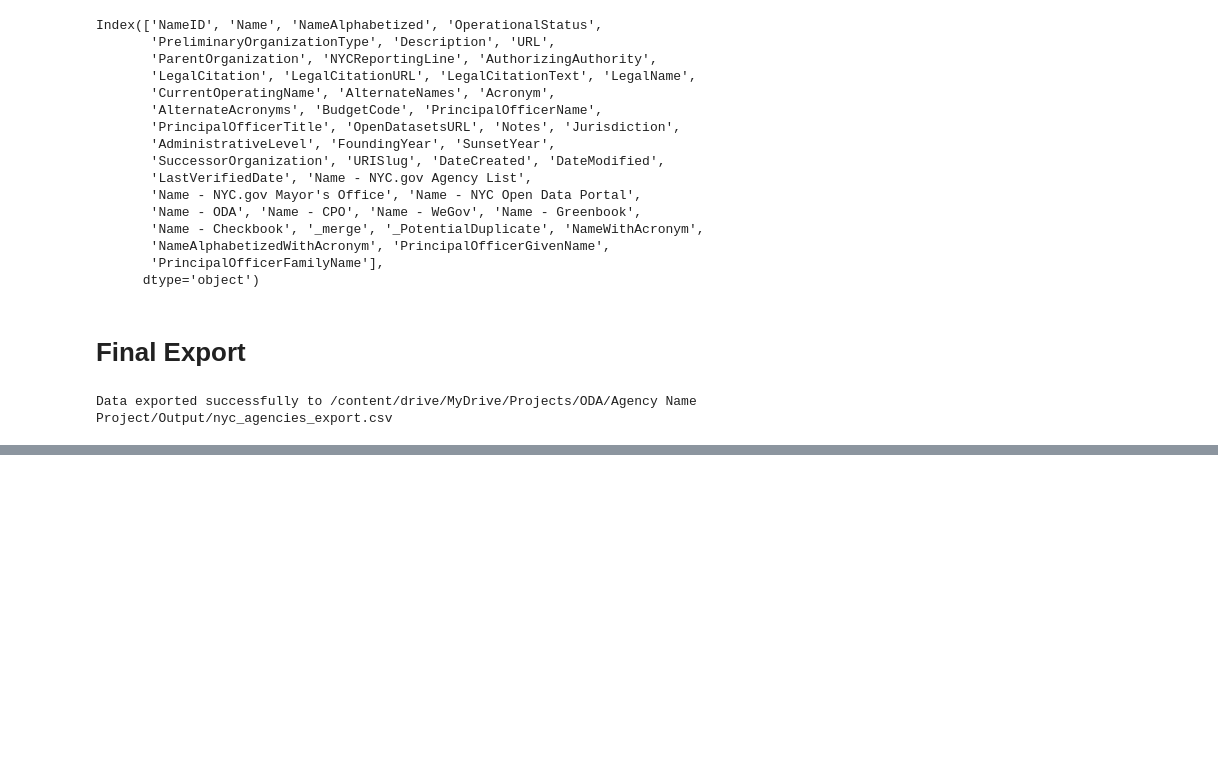
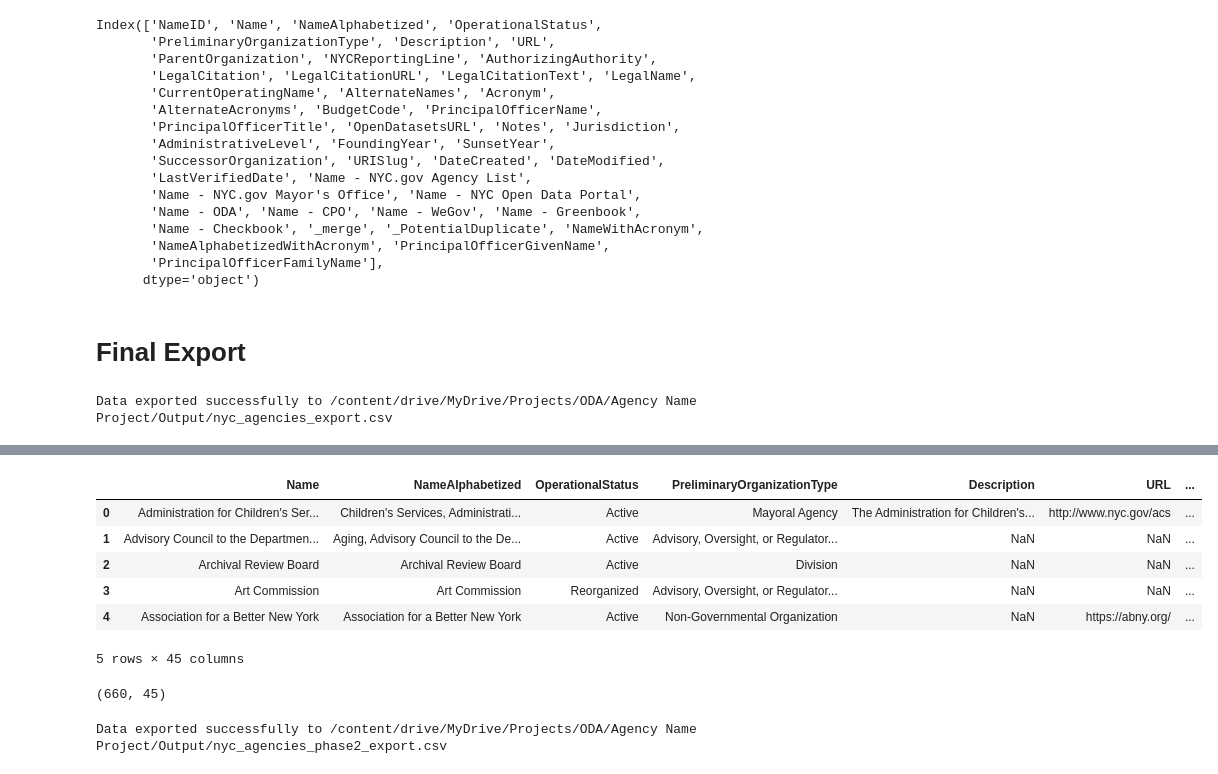
Before and after one commit to MODA-NYC/Agency-Name-Project, a Jupyter notebook: Agency_Name_Project.ipynb, the cells around one changed output, grey strips where cells are left out. Saved outputs shown, nothing was run; the diff lists cells and outputs as text; code cells hidden in the pictures; blank space fills up the shorter version.

```diff
--- a/Agency_Name_Project.ipynb
+++ b/Agency_Name_Project.ipynb
@@ -2333,0 +2336,12 @@ Data exported successfully to /content/drive/MyDrive/Projects/ODA/Agency Name Pr
+# %%
+# File path
+file_path = '/content/drive/MyDrive/Projects/ODA/Agency Name Project/Output/nyc_agencies_export.csv'
+
+# Read the CSV file
+nyc_agencies_export = pd.read_csv(file_path)
+# %%
+# File path
+file_path = '/content/drive/MyDrive/Projects/ODA/Agency Name Project/Output/nyc_gov_hoo.csv'
+
+# Read the CSV file
+nyc_gov_hoo = pd.read_csv(file_path)
@@ -2333,0 +2462,24 @@ Data exported successfully to /content/drive/MyDrive/Projects/ODA/Agency Name Pr
+# %%
+nyc_agencies_phase2.head()
+# %% [output]
+|  | Name | NameAlphabetized | OperationalStatus | PreliminaryOrganizationType | Description | URL | ... |
+| 0 | Administration for Children's Ser... | Children's Services, Administrati... | Active | Mayoral Agency | The Administration for Children's... | http://www.nyc.gov/acs | ... |
+| 1 | Advisory Council to the Departmen... | Aging, Advisory Council to the De... | Active | Advisory, Oversight, or Regulator... | NaN | NaN | ... |
+| 2 | Archival Review Board | Archival Review Board | Active | Division | NaN | NaN | ... |
+| 3 | Art Commission | Art Commission | Reorganized | Advisory, Oversight, or Regulator... | NaN | NaN | ... |
+| 4 | Association for a Better New York | Association for a Better New York | Active | Non-Governmental Organization | NaN | https://abny.org/ | ... |
+5 rows × 45 columns
+# %%
+nyc_agencies_phase2.shape
+# %% [output]
+(660, 45)
+# %%
+# Define the output file path
+output_file_path = '/content/drive/MyDrive/Projects/ODA/Agency Name Project/Output/nyc_agencies_phase2_export.csv'
+
+# Export the dataframe to a CSV file
+nyc_agencies_phase2.to_csv(output_file_path, index=False)
+
+print(f'Data exported successfully to {output_file_path}')
+# %% [output]
+Data exported successfully to /content/drive/MyDrive/Projects/ODA/Agency Name Project/Output/nyc_agencies_phase2_export.csv
```
Also changed, not shown: parts of 2 cells of this notebook.
